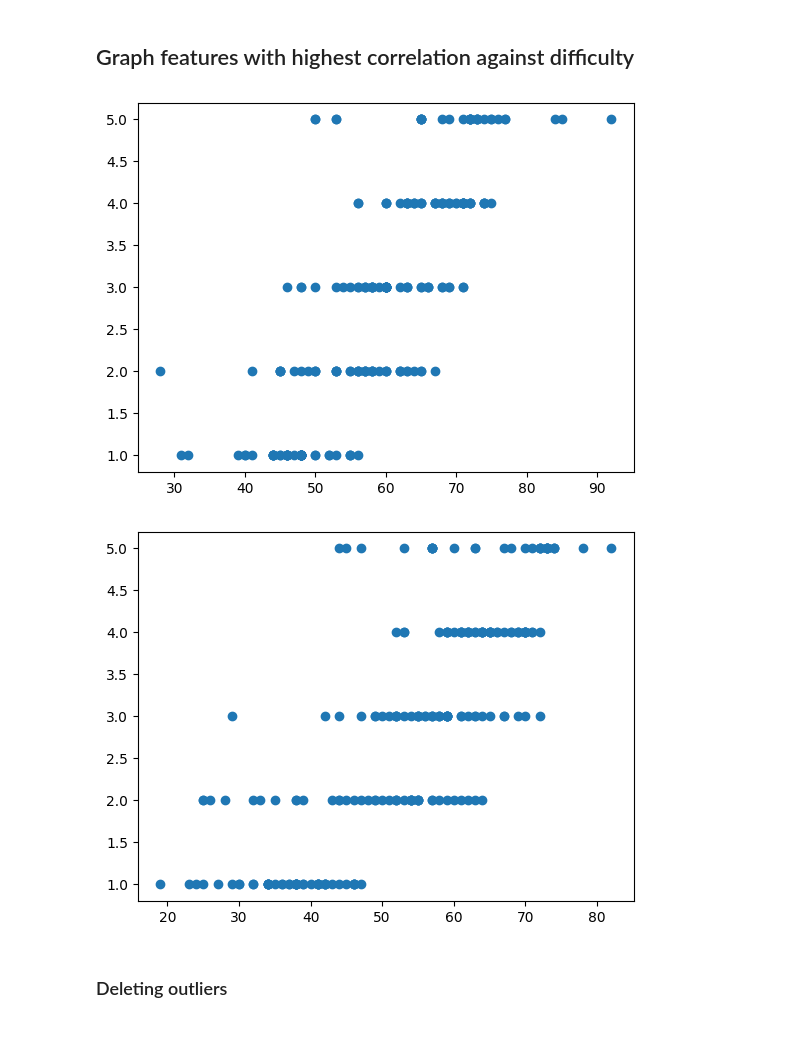
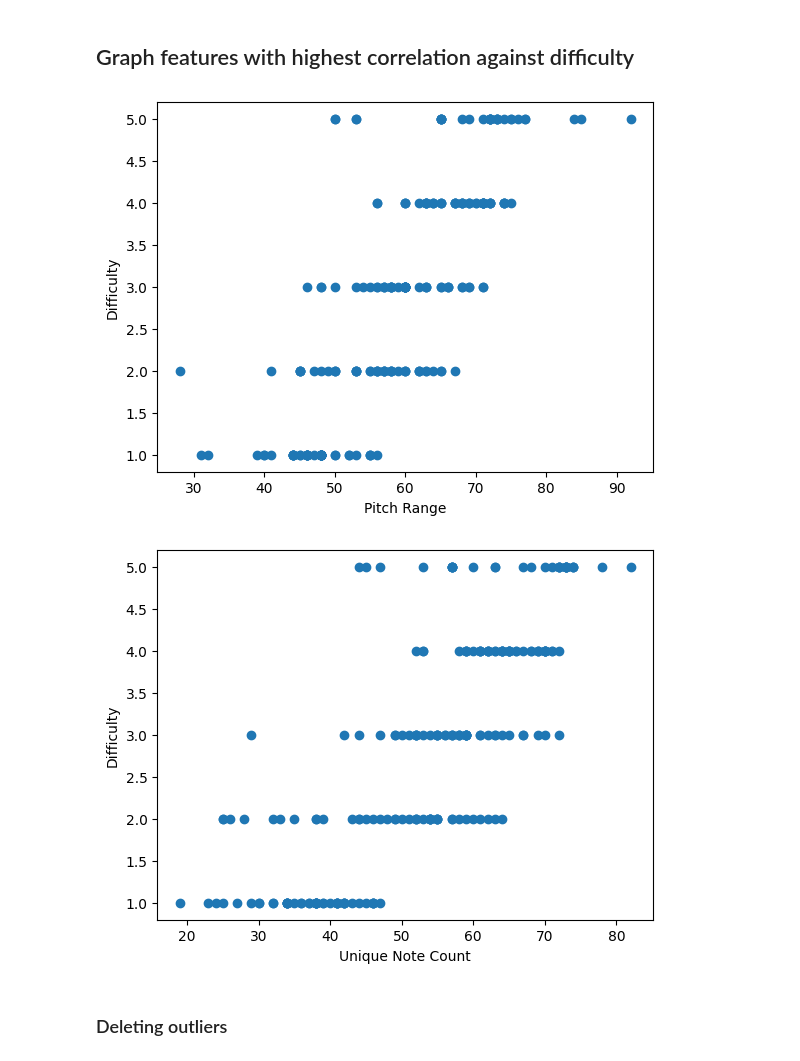
Before and after one commit to mm1400/music-difficulty-prediction, a Jupyter notebook: data_visualization.ipynb, the cells around one changed output. Drawn from its saved outputs; the diff is of its cells as text; code cells hidden in the pictures; blank space fills up the shorter version.

Commit message:
Refactor data_visualization to add more graphs, remove outliers and apply boxcox

```diff
--- a/data_visualization.ipynb
+++ b/data_visualization.ipynb
@@ -75,13 +78,17 @@ plt.show()
 # %%
 fig,ax = plt.subplots()
 ax.scatter(y = df['difficulty'], x = df['pitch_range'])
+plt.ylabel('Difficulty')
+plt.xlabel('Pitch Range')
 plt.show()
 
 fig,ax  = plt.subplots()
 ax.scatter(y = df['difficulty'], x = df['unique_note_count'])
+plt.ylabel('Difficulty')
+plt.xlabel('Unique Note Count')
 plt.show()
 # %% [output]
-[figure, old version]
+[figure, new version]
-[figure, old version]
+[figure, new version]
 # %% [markdown]
 ### Deleting outliers
```
Also changed, not shown: parts of 11 cells of this notebook.
